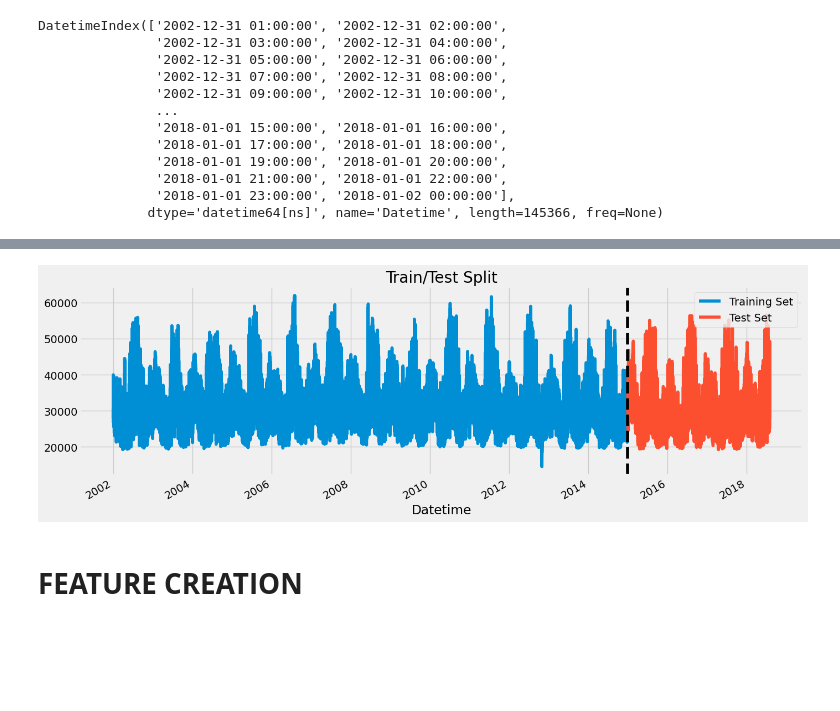
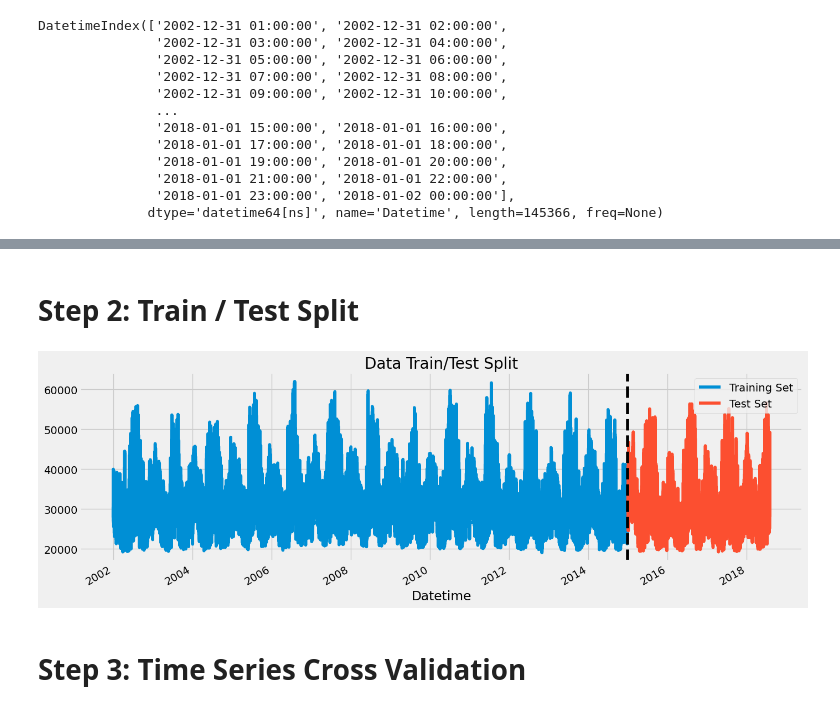
Before and after one commit to nushyiscoding/Neural-Style-Transfer, a Jupyter notebook: time-series-forecasting-with-xgboost.ipynb, the cells around one changed output, grey strips where cells are left out. Saved outputs shown, nothing was run; the diff lists cells and outputs as text; code cells hidden in the pictures; blank space fills up the shorter version.

Commit message:
Kaggle Notebook | Time Series Forecasting with XGBoost | Energy consumption draft

```diff
--- a/time-series-forecasting-with-xgboost.ipynb
+++ b/time-series-forecasting-with-xgboost.ipynb
@@ -49,14 +62,18 @@ DatetimeIndex(['2002-12-31 01:00:00', '2002-12-31 02:00:00',
+# %%
+df = df.query('PJME_MW > 19_000').copy()
+# %% [markdown]
+# **Step 2: Train / Test Split**
 # %%
 train = df.loc[df.index < '01-01-2015']
 test = df.loc[df.index >= '01-01-2015']
 
-fig, ax = plt.subplots(figsize = (15,5))
-train.plot(ax=ax, label='Training Set', title= 'Train/Test Split')
-test.plot(ax=ax, label = 'Test Set')
-ax.axvline('01-01-2015', color = 'black', ls='--')
+fig, ax = plt.subplots(figsize=(15, 5))
+train.plot(ax=ax, label='Training Set', title='Data Train/Test Split')
+test.plot(ax=ax, label='Test Set')
+ax.axvline('01-01-2015', color='black', ls='--')
 ax.legend(['Training Set', 'Test Set'])
 plt.show()
 # %% [output]
-[figure, old version]
+[figure, new version]
-# %% [markdown]
-# **FEATURE CREATION**
+# %% [markdown]
+# **Step 3: Time Series Cross Validation**
```
Also changed, not shown: parts of 41 cells of this notebook.
